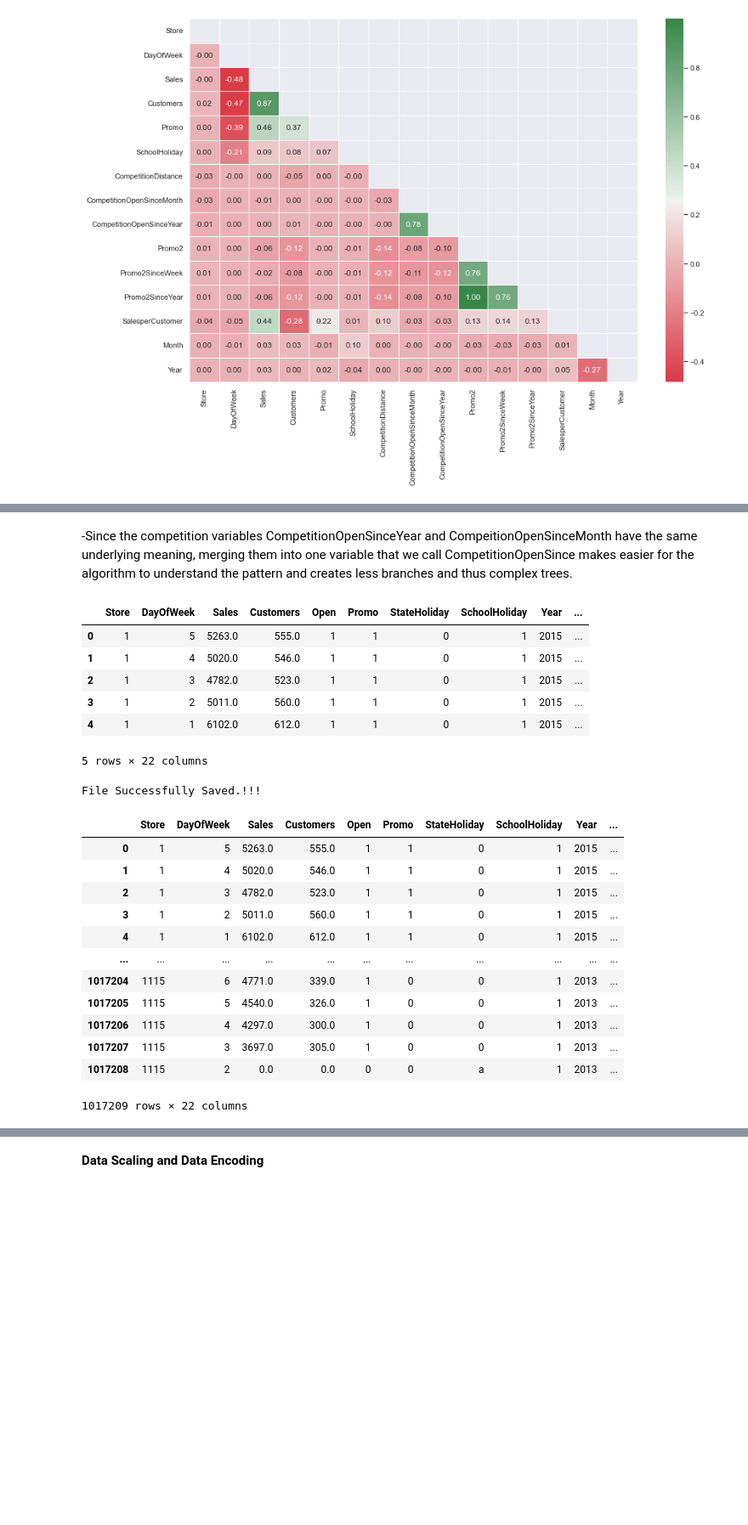
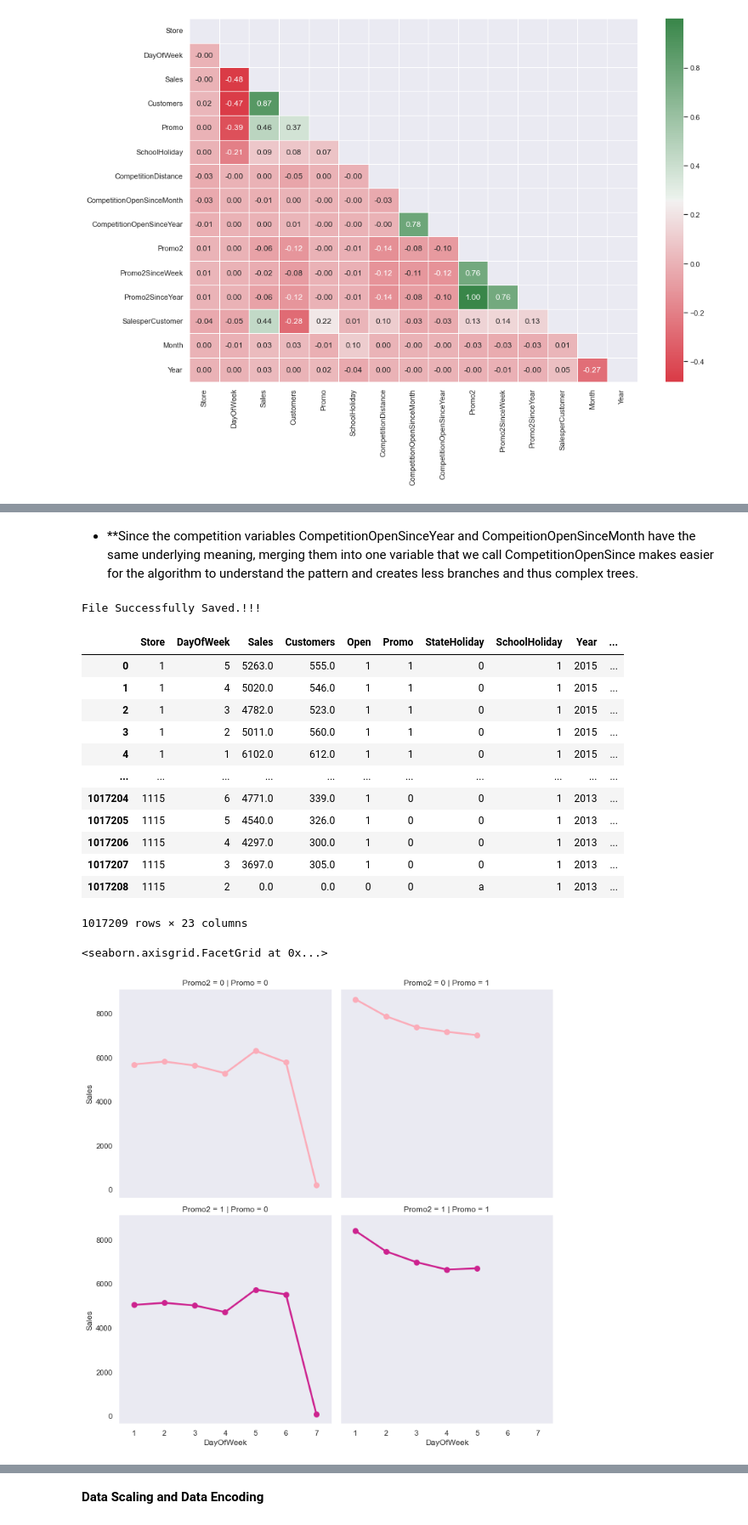
Before and after one commit to ekubay/Rossmann_Pharmaceutical_sales_Prediction, a Jupyter notebook: notebooks/EDA.ipynb, the cells around one changed output, grey strips where cells are left out. Shown at 85% size. Cells and saved outputs as stored; diff of their text form; code cells hidden in the pictures; blank space fills up the shorter version.

```diff
--- a/notebooks/EDA.ipynb
+++ b/notebooks/EDA.ipynb
@@ -678,3 +757,3 @@ cleanData.head()
 # %% [markdown]
--Since the competition variables CompetitionOpenSinceYear and CompeitionOpenSinceMonth have the same underlying meaning, merging them into one variable that we call CompetitionOpenSince makes easier for the algorithm to understand the pattern and creates less branches and thus complex trees.
+- **Since the competition variables CompetitionOpenSinceYear and CompeitionOpenSinceMonth have the same underlying meaning, merging them into one variable that we call CompetitionOpenSince makes easier for the algorithm to understand the pattern and creates less branches and thus complex trees.
 # %%
@@ -688,17 +767,7 @@ del cleanData['CompetitionOpenSinceMonth']
-# %%
-cleanData.head()
-# %% [output]
-|  | Store | DayOfWeek | Sales | Customers | Open | Promo | StateHoliday | SchoolHoliday | Year | ... |
-| 0 | 1 | 5 | 5263.0 | 555.0 | 1 | 1 | 0 | 1 | 2015 | ... |
-| 1 | 1 | 4 | 5020.0 | 546.0 | 1 | 1 | 0 | 1 | 2015 | ... |
-| 2 | 1 | 3 | 4782.0 | 523.0 | 1 | 1 | 0 | 1 | 2015 | ... |
-| 3 | 1 | 2 | 5011.0 | 560.0 | 1 | 1 | 0 | 1 | 2015 | ... |
-| 4 | 1 | 1 | 6102.0 | 612.0 | 1 | 1 | 0 | 1 | 2015 | ... |
-5 rows × 22 columns
 # %%
 # saving
-Version_one = "../data/train.csv"
-helper.save_csv(cleanData, Version_one)
+Version_one = "../data/train1.csv"
+helper.save_csv(clean_trainScore_df, Version_one)
 # %% [output]
 File Successfully Saved.!!!
 |  | Store | DayOfWeek | Sales | Customers | Open | Promo | StateHoliday | SchoolHoliday | Year | ... |
@@ -713,4 +782,14 @@ File Successfully Saved.!!!
 | 1017206 | 1115 | 4 | 4297.0 | 300.0 | 1 | 0 | 0 | 1 | 2013 | ... |
 | 1017207 | 1115 | 3 | 3697.0 | 305.0 | 1 | 0 | 0 | 1 | 2013 | ... |
 | 1017208 | 1115 | 2 | 0.0 | 0.0 | 0 | 0 | a | 1 | 2013 | ... |
-1017209 rows × 22 columns
+1017209 rows × 23 columns
+# %%
+# DayOfWeek vs Sales
+sns.factorplot(data = clean_trainScore_df, x = 'DayOfWeek', y = "Sales",
+               col = 'Promo',
+               row = 'Promo2',
+               hue = 'Promo2',
+               palette = 'RdPu')
+# %% [output]
+<seaborn.axisgrid.FacetGrid at 0x...>
+[figure, added]
```
Also changed, not shown: parts of 81 cells of this notebook.
